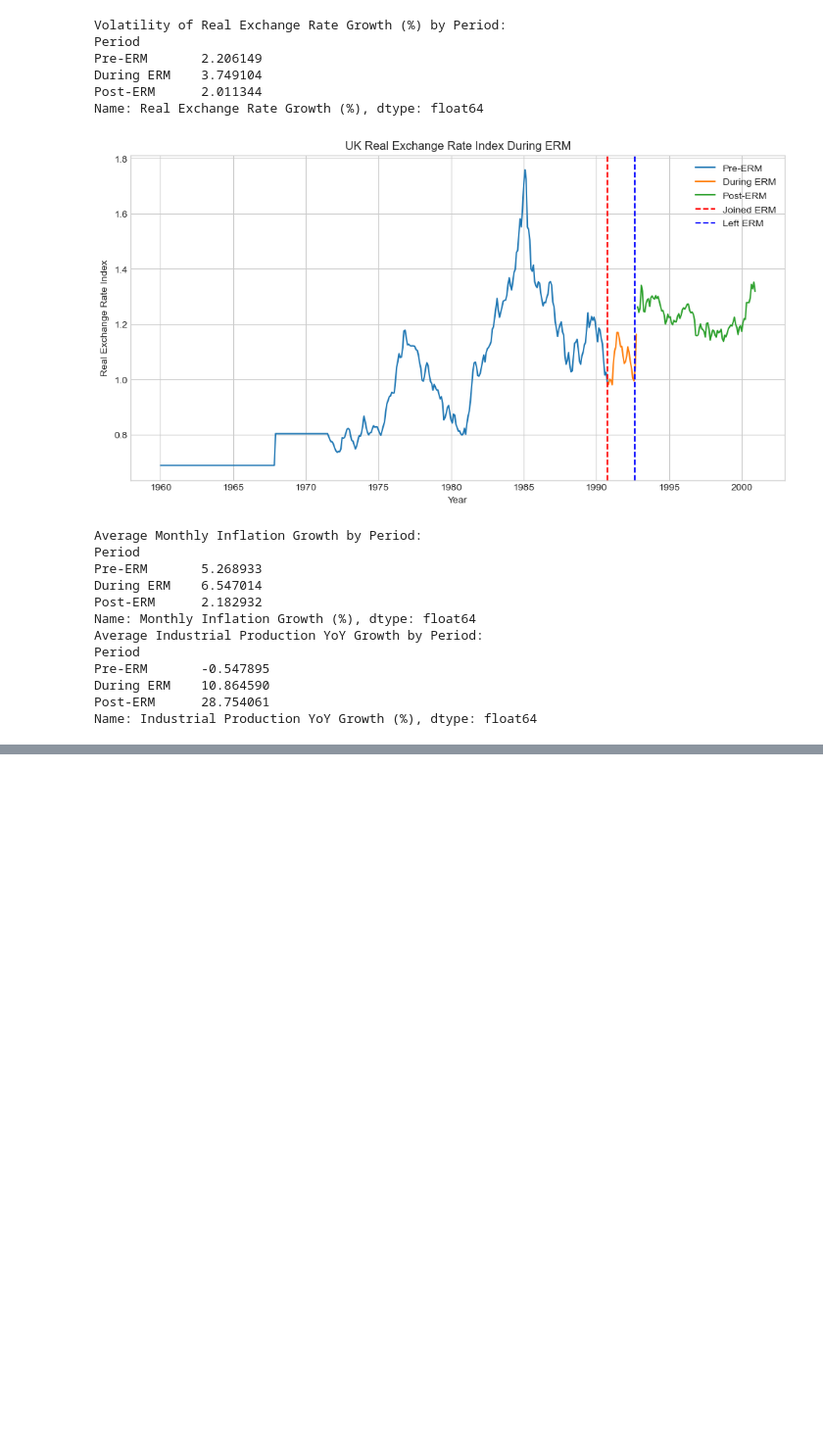
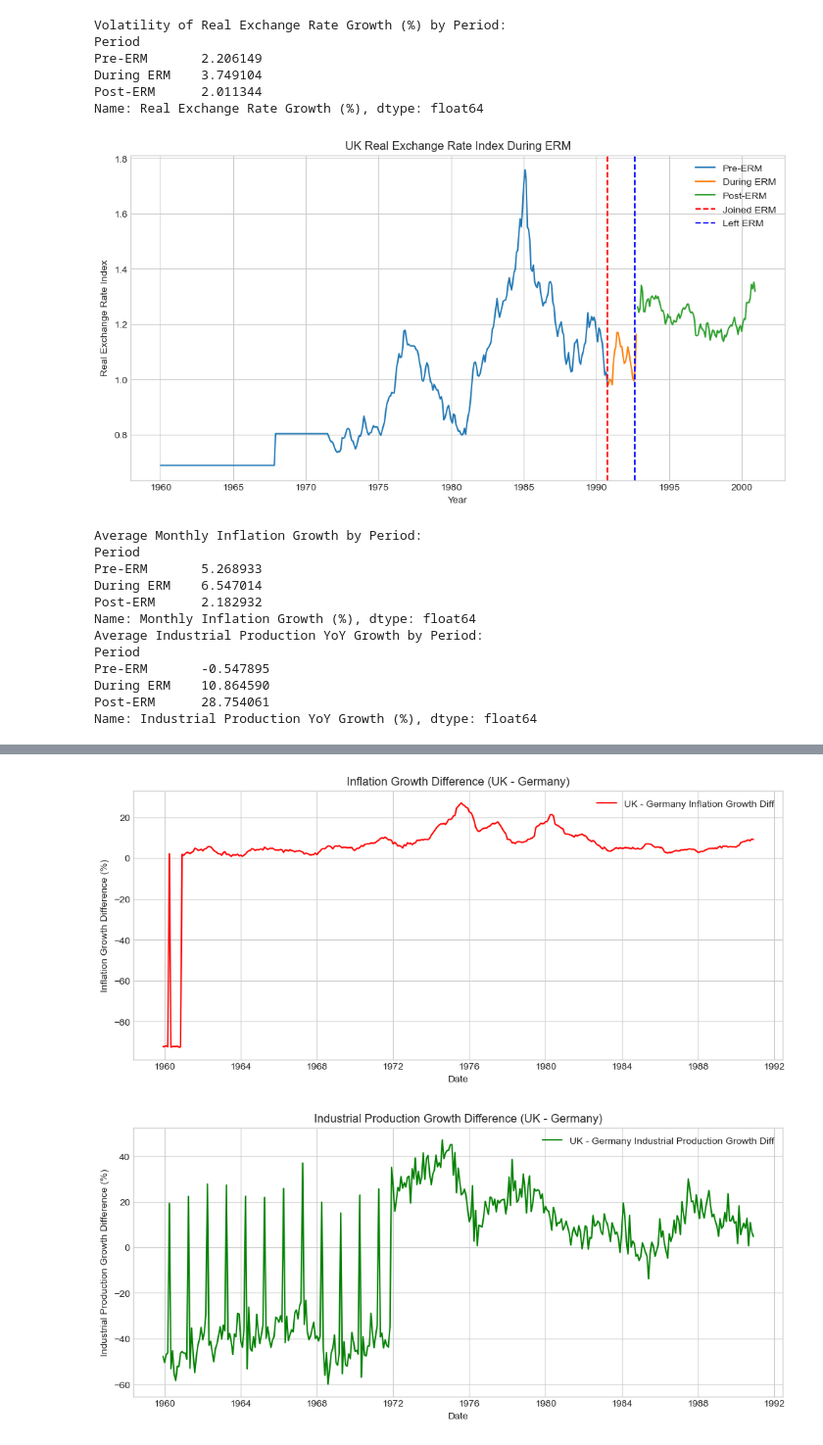
Before and after one commit to EC1B1-Macro-Project/Germany_Coursework, a Jupyter notebook: code/NB00.ipynb, the cells around one changed output, grey strips where cells are left out. Shown at 98% size. Saved outputs shown, nothing was run; the diff lists cells and outputs as text; code cells hidden in the pictures; blank space fills up the shorter version.

```diff
--- a/code/NB00.ipynb
+++ b/code/NB00.ipynb
@@ -1277,0 +1294,13 @@ df_UK = df_UK[column_order]
+# %%
+# Ensure column names and order are consistent
+df_UK = df_UK[merged_df.columns]
+
+# Merge UK data with existing merged_df (Germany & US data)
+final_merged_df = pd.concat([merged_df, df_UK], ignore_index=True)
+
+# Sort by Date first, then by Country (keeping Germany first, then US, then UK)
+final_merged_df["Country"] = pd.Categorical(final_merged_df["Country"], categories=["Germany", "US", "UK"], ordered=True)
+final_merged_df = final_merged_df.sort_values(["Date", "Country"]).reset_index(drop=True)
+
+# Display final merged DataFrame
+final_merged_df
@@ -1358,3 +1401,68 @@ Pre-ERM       -0.547895
 During ERM    10.864590
 Post-ERM      28.754061
 Name: Industrial Production YoY Growth (%), dtype: float64
+# %%
+import pandas as pd
+import matplotlib.pyplot as plt
+
+# Ensure UK data is present in final_merged_df
+print("Unique countries in final_merged_df:", final_merged_df["Country"].unique())
+
+if "UK" not in final_merged_df["Country"].unique():
+    print("Error: UK data is missing from final_merged_df. Check previous merging steps.")
+
+# Pivot dataframe to have inflation and industrial production in separate columns for each country
+comparison_pivot = final_merged_df.pivot(index="Date", columns="Country", values=["Monthly Inflation Growth (%)", "Industrial Production YoY Growth (%)"])
+
+# Print column names to check if UK is included
+print("Pivoted DataFrame Columns:", comparison_pivot.columns)
+
+# If UK is not found, stop execution
+if "UK" not in comparison_pivot.columns.get_level_values(1):
+    raise ValueError("UK data is missing in pivoted DataFrame. Check data source.")
+
+# Drop NaN values only where all columns are missing
+comparison_pivot = comparison_pivot.dropna(how="all")
+
+# Flatten MultiIndex column names
+comparison_pivot.columns = ['_'.join(col).strip() for col in comparison_pivot.columns]
+print("Flattened Column Names:", comparison_pivot.columns)
+
+# Ensure necessary columns exist before computing differences
+if "Monthly Inflation Growth (%)_UK" in comparison_pivot.columns and "Monthly Inflation Growth (%)_Germany" in comparison_pivot.columns:
+    # Compute inflation growth difference
+    comparison_pivot["Inflation Diff (UK - Germany)"] = (
+        comparison_pivot["Monthly Inflation Growth (%)_UK"] - comparison_pivot["Monthly Inflation Growth (%)_Germany"]
+    )
+else:
+    raise ValueError("UK or Germany inflation data is missing after pivoting.")
+
+if "Industrial Production YoY Growth (%)_UK" in comparison_pivot.columns and "Industrial Production YoY Growth (%)_Germany" in comparison_pivot.columns:
+    # Compute industrial production growth difference
+    comparison_pivot["Industrial Production Diff (UK - Germany)"] = (
+        comparison_pivot["Industrial Production YoY Growth (%)_UK"] - comparison_pivot["Industrial Production YoY Growth (%)_Germany"]
+    )
+else:
+    raise ValueError("UK or Germany industrial production data is missing after pivoting.")
+
+# Reset index for standard DataFrame format
+comparison_pivot = comparison_pivot.reset_index()
+
+# Plot Inflation Growth Difference
+plt.figure(figsize=(12, 5))
+plt.plot(comparison_pivot["Date"], comparison_pivot["Inflation Diff (UK - Germany)"], label="UK - Germany Inflation Growth Diff", color="red")
+plt.legend()
+plt.title("Inflation Growth Difference (UK - Germany)")
+plt.xlabel("Date")
+plt.ylabel("Inflation Growth Difference (%)")
+plt.show()
+
+# Plot Industrial Production Growth Difference
+plt.figure(figsize=(12, 5))
+plt.plot(comparison_pivot["Date"], comparison_pivot["Industrial Production Diff (UK - Germany)"], label="UK - Germany Industrial Production Growth Diff", color="green")
+plt.legend()
+plt.title("Industrial Production Growth Difference (UK - Germany)")
+plt.xlabel("Date")
+plt.ylabel("Industrial Production Growth Difference (%)")
+plt.show()
+# %% [output]
@@ -1360,0 +1484,2 @@ Name: Industrial Production YoY Growth (%), dtype: float64
+[figure, added]
+[figure, added]
```
Also changed, not shown: parts of 4 cells of this notebook.
